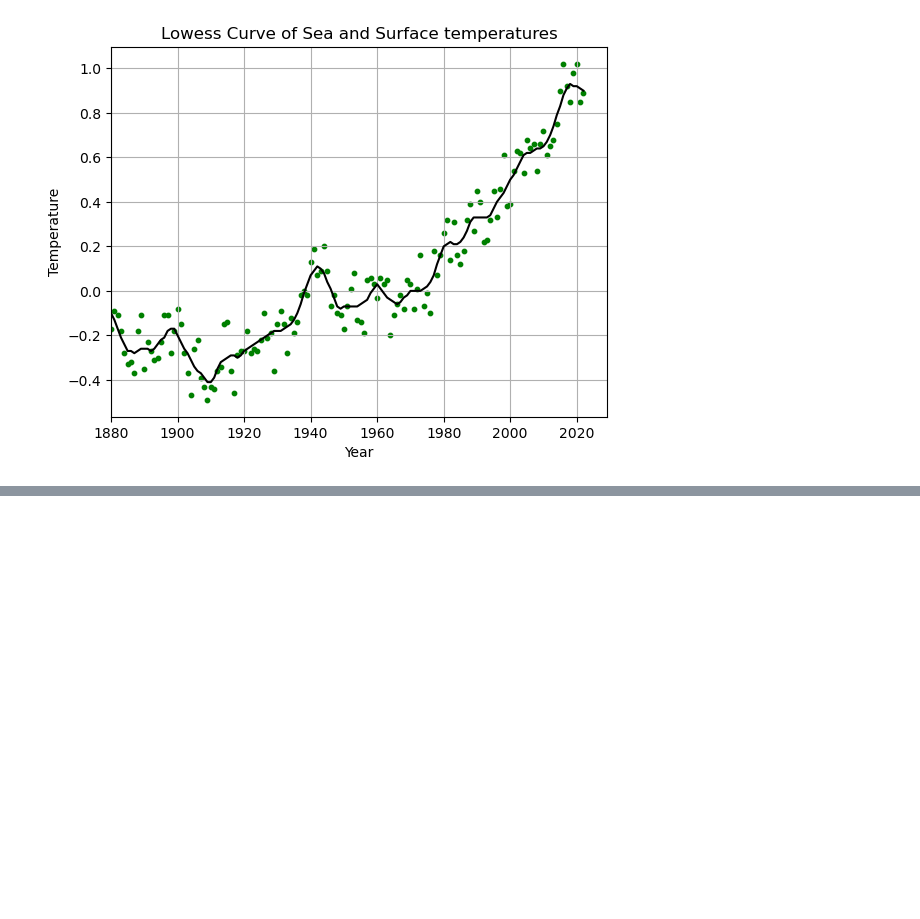
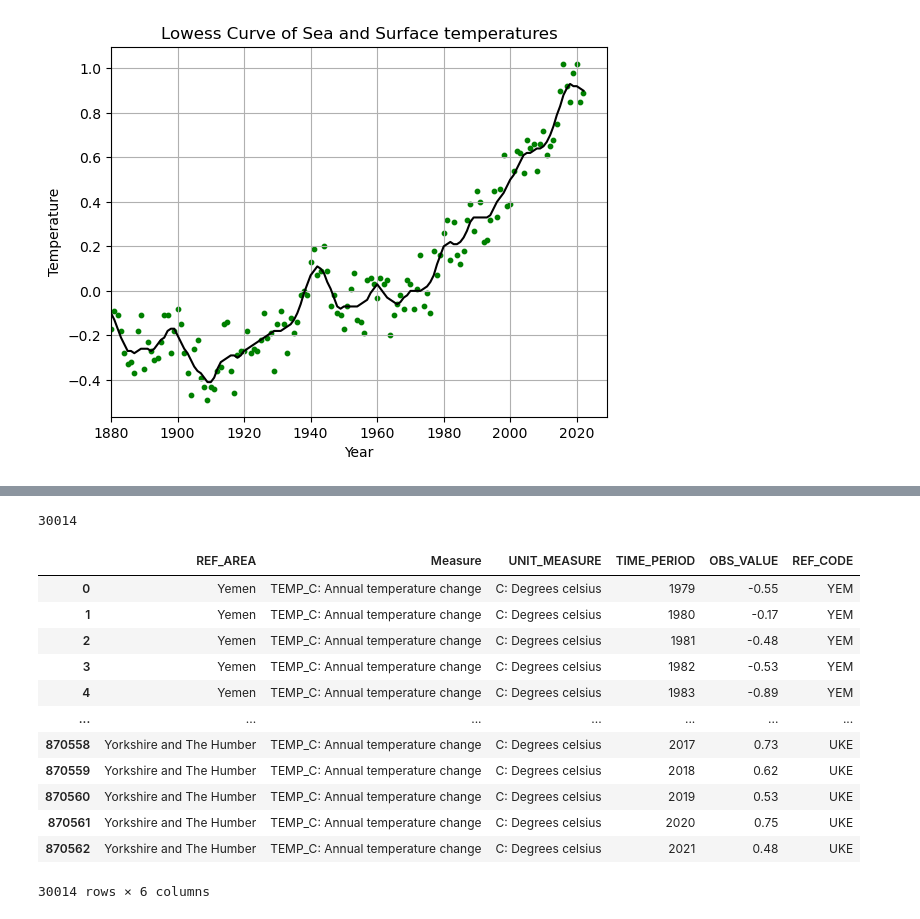
Before and after one commit to camagaKhan/BigDataProcessingClimateChange, a Jupyter notebook: notebooks/temperature.ipynb, the cells around one changed output, grey strips where cells are left out. Drawn from its saved outputs; the diff is of its cells as text; code cells hidden in the pictures; blank space fills up the shorter version.

```diff
--- a/notebooks/temperature.ipynb
+++ b/notebooks/temperature.ipynb
@@ -64,0 +82,3 @@ plt.show()
+# %%
+dataset2 = dataset[['REF_AREA: Reference area', 'MEASURE: Measure', 'UNIT_MEASURE: Unit of measure', 'TIME_PERIOD: Time period', 'OBS_VALUE']]
+dataset2
@@ -64,0 +99,5 @@ plt.show()
+# %%
+dataset2 = dataset2.rename(columns={ 'REF_AREA: Reference area': 'REF_AREA', 'MEASURE: Measure' : 'Measure', 'UNIT_MEASURE: Unit of measure' : 'UNIT_MEASURE', 'TIME_PERIOD: Time period': 'TIME_PERIOD', 'OBS_VALUE' : 'OBS_VALUE' })
+# %%
+dataset2 = dataset2[dataset2['UNIT_MEASURE'] == 'C: Degrees celsius']
+dataset2
@@ -64,0 +138,29 @@ plt.show()
+# %%
+len(dataset2)
+# %% [output]
+30014
+# %%
+country_code = list()
+def split_REF_AREA(area) :
+    splitter = area.split(': ')
+    country_code.append(splitter[0])
+    return splitter[1]
+
+dataset2['REF_AREA'] = dataset2['REF_AREA'].apply(lambda x : split_REF_AREA(x))
+dataset2['REF_CODE'] = country_code
+
+dataset2
+# %% [output]
+|  | REF_AREA | Measure | UNIT_MEASURE | TIME_PERIOD | OBS_VALUE | REF_CODE |
+| 0 | Yemen | TEMP_C: Annual temperature change | C: Degrees celsius | 1979 | -0.55 | YEM |
+| 1 | Yemen | TEMP_C: Annual temperature change | C: Degrees celsius | 1980 | -0.17 | YEM |
+| 2 | Yemen | TEMP_C: Annual temperature change | C: Degrees celsius | 1981 | -0.48 | YEM |
+| 3 | Yemen | TEMP_C: Annual temperature change | C: Degrees celsius | 1982 | -0.53 | YEM |
+| 4 | Yemen | TEMP_C: Annual temperature change | C: Degrees celsius | 1983 | -0.89 | YEM |
+| ... | ... | ... | ... | ... | ... | ... |
+| 870558 | Yorkshire and The Humber | TEMP_C: Annual temperature change | C: Degrees celsius | 2017 | 0.73 | UKE |
+| 870559 | Yorkshire and The Humber | TEMP_C: Annual temperature change | C: Degrees celsius | 2018 | 0.62 | UKE |
+| 870560 | Yorkshire and The Humber | TEMP_C: Annual temperature change | C: Degrees celsius | 2019 | 0.53 | UKE |
+| 870561 | Yorkshire and The Humber | TEMP_C: Annual temperature change | C: Degrees celsius | 2020 | 0.75 | UKE |
+| 870562 | Yorkshire and The Humber | TEMP_C: Annual temperature change | C: Degrees celsius | 2021 | 0.48 | UKE |
+30014 rows × 6 columns
```
Also changed, not shown: parts of 6 cells of this notebook, 2 other files.
